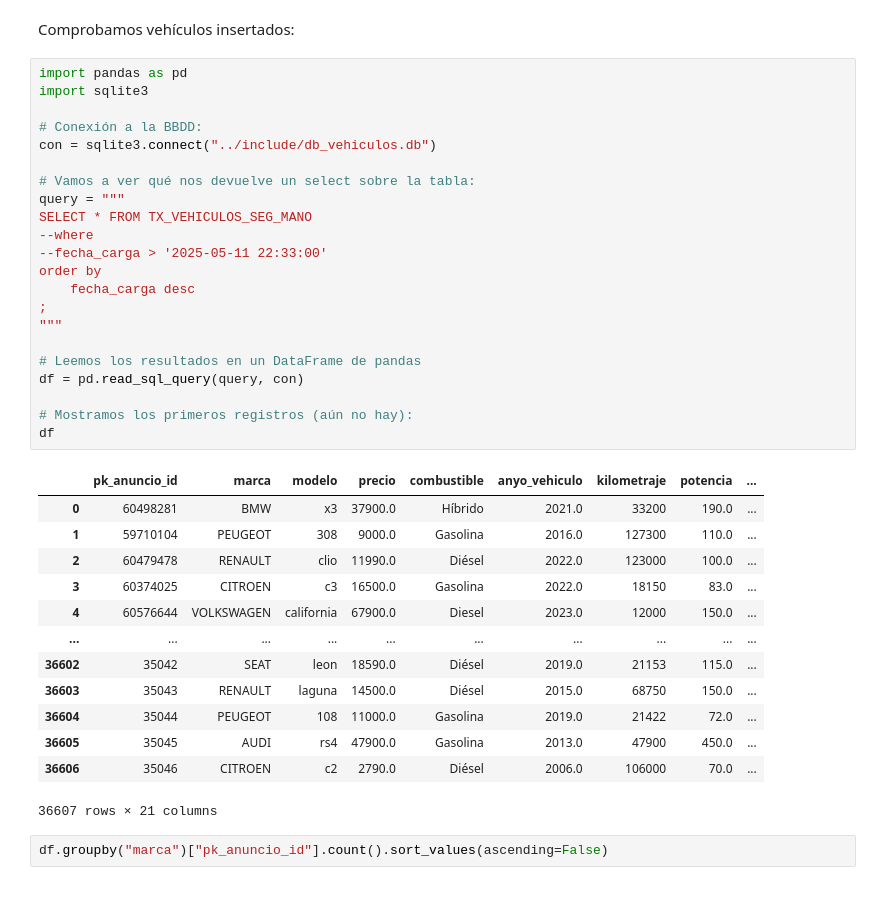
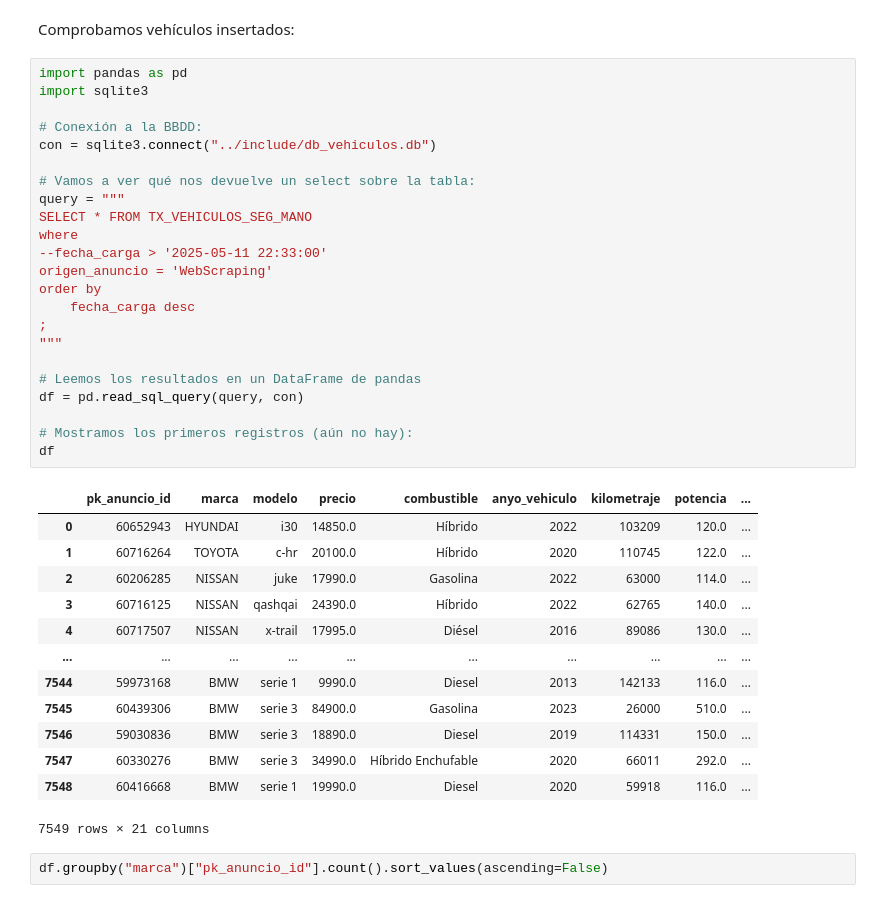
Before and after one commit to pintuchi2/tfm_car_price, a Jupyter notebook: notebooks/undetected_scraper.ipynb, the cells around one changed output. Cells and saved outputs as stored; diff of their text form.

```diff
--- a/notebooks/undetected_scraper.ipynb
+++ b/notebooks/undetected_scraper.ipynb
@@ -354,39 +354,40 @@ Comprobamos vehículos insertados:
 # %%
 import pandas as pd
 import sqlite3
 
 # Conexión a la BBDD:
 con = sqlite3.connect("../include/db_vehiculos.db")
 
 # Vamos a ver qué nos devuelve un select sobre la tabla:
 query = """
 SELECT * FROM TX_VEHICULOS_SEG_MANO
---where
+where
 --fecha_carga > '2025-05-11 22:33:00'
+origen_anuncio = 'WebScraping'
 order by
     fecha_carga desc
 ;
 """
 
 # Leemos los resultados en un DataFrame de pandas
 df = pd.read_sql_query(query, con)
 
 # Mostramos los primeros registros (aún no hay):
 df
 # %% [output]
 |  | pk_anuncio_id | marca | modelo | precio | combustible | anyo_vehiculo | kilometraje | potencia | ... |
-| 0 | 60498281 | BMW | x3 | 37900.0 | Híbrido | 2021.0 | 33200 | 190.0 | ... |
-| 1 | 59710104 | PEUGEOT | 308 | 9000.0 | Gasolina | 2016.0 | 127300 | 110.0 | ... |
-| 2 | 60479478 | RENAULT | clio | 11990.0 | Diésel | 2022.0 | 123000 | 100.0 | ... |
-| 3 | 60374025 | CITROEN | c3 | 16500.0 | Gasolina | 2022.0 | 18150 | 83.0 | ... |
-| 4 | 60576644 | VOLKSWAGEN | california | 67900.0 | Diesel | 2023.0 | 12000 | 150.0 | ... |
+| 0 | 60652943 | HYUNDAI | i30 | 14850.0 | Híbrido | 2022 | 103209 | 120.0 | ... |
+| 1 | 60716264 | TOYOTA | c-hr | 20100.0 | Híbrido | 2020 | 110745 | 122.0 | ... |
+| 2 | 60206285 | NISSAN | juke | 17990.0 | Gasolina | 2022 | 63000 | 114.0 | ... |
+| 3 | 60716125 | NISSAN | qashqai | 24390.0 | Híbrido | 2022 | 62765 | 140.0 | ... |
+| 4 | 60717507 | NISSAN | x-trail | 17995.0 | Diésel | 2016 | 89086 | 130.0 | ... |
 | ... | ... | ... | ... | ... | ... | ... | ... | ... | ... |
-| 36602 | 35042 | SEAT | leon | 18590.0 | Diésel | 2019.0 | 21153 | 115.0 | ... |
-| 36603 | 35043 | RENAULT | laguna | 14500.0 | Diésel | 2015.0 | 68750 | 150.0 | ... |
-| 36604 | 35044 | PEUGEOT | 108 | 11000.0 | Gasolina | 2019.0 | 21422 | 72.0 | ... |
-| 36605 | 35045 | AUDI | rs4 | 47900.0 | Gasolina | 2013.0 | 47900 | 450.0 | ... |
-| 36606 | 35046 | CITROEN | c2 | 2790.0 | Diésel | 2006.0 | 106000 | 70.0 | ... |
+| 7544 | 59973168 | BMW | serie 1 | 9990.0 | Diesel | 2013 | 142133 | 116.0 | ... |
+| 7545 | 60439306 | BMW | serie 3 | 84900.0 | Gasolina | 2023 | 26000 | 510.0 | ... |
+| 7546 | 59030836 | BMW | serie 3 | 18890.0 | Diesel | 2019 | 114331 | 150.0 | ... |
+| 7547 | 60330276 | BMW | serie 3 | 34990.0 | Híbrido Enchufable | 2020 | 66011 | 292.0 | ... |
+| 7548 | 60416668 | BMW | serie 1 | 19990.0 | Diesel | 2020 | 59918 | 116.0 | ... |
-36607 rows × 21 columns
+7549 rows × 21 columns
 # %%
 df.groupby("marca")["pk_anuncio_id"].count().sort_values(ascending=False)
 # %% [output]
```
Also changed, not shown: 1 other file.
